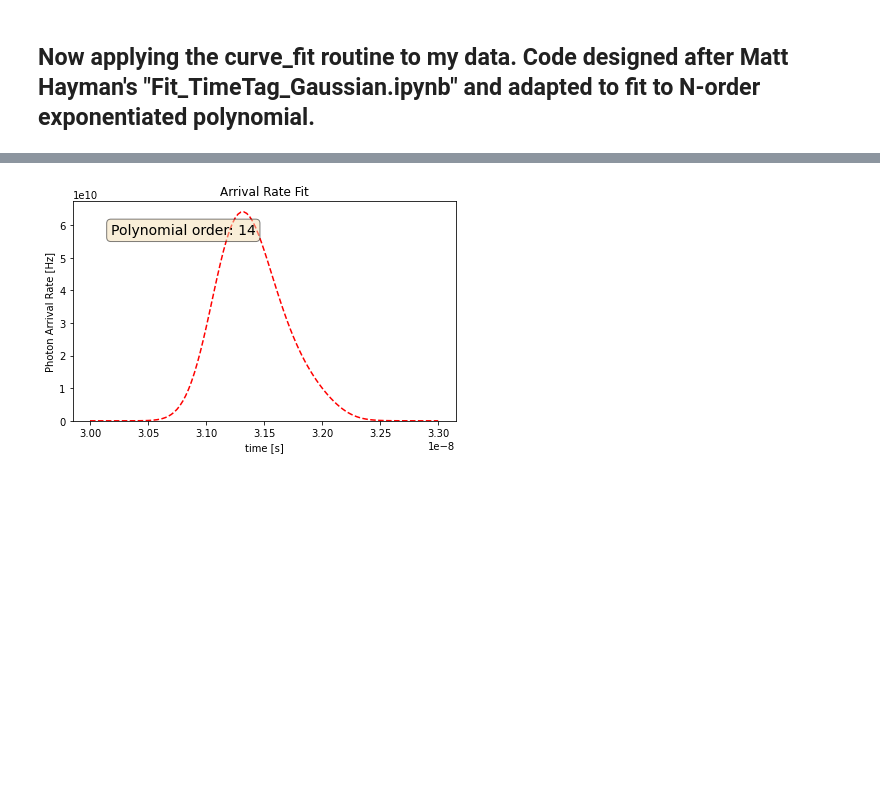
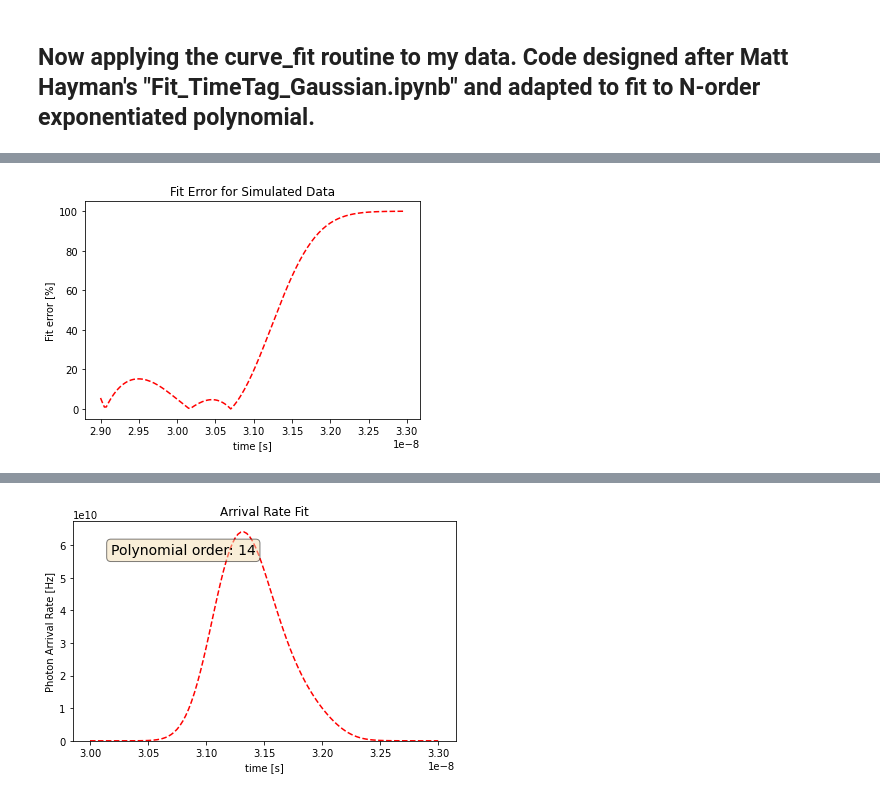
Before and after one commit to gkirchhoff32/ARSENL_backscatter_experiments, a Jupyter notebook: scripts/fit_histogram_polynomial_complexity_iteration.ipynb, the cells around one changed output, grey strips where cells are left out. Drawn from its saved outputs; the diff is of its cells as text; code cells hidden in the pictures; blank space fills up the shorter version.

```diff
--- a/scripts/fit_histogram_polynomial_complexity_iteration.ipynb
+++ b/scripts/fit_histogram_polynomial_complexity_iteration.ipynb
@@ -363,3 +356,20 @@ plt.show()
+# %%
+# Calculate percent error
+
+if use_sim_data:
+    err = np.abs(fit_rate_seg - true_rho) / true_rho
+
+    fig = plt.figure()
+    ax = fig.add_subplot(111)
+    bnd = [2.9e-8, 3.3e-8]
+    bnd_idx = [np.argmin(np.abs(t_fine-bnd[0])), np.argmin(np.abs(t_fine-bnd[1]))]
+    ax.plot(t_fine[bnd_idx[0]:bnd_idx[1]], err[bnd_idx[0]:bnd_idx[1]]*100, 'r--')
+    ax.set_xlabel('time [s]')
+    ax.set_ylabel('Fit error [%]')
+    ax.set_title('Fit Error for Simulated Data')
+    plt.show()
+# %% [output]
+[figure, added]
 # %%
 ts = np.linspace(t_min, t_max, len(active_ratio_hst_val))
 sq_err = np.abs(true_rho-fit_rate_seg)
```
Also changed, not shown: parts of 14 cells of this notebook.
